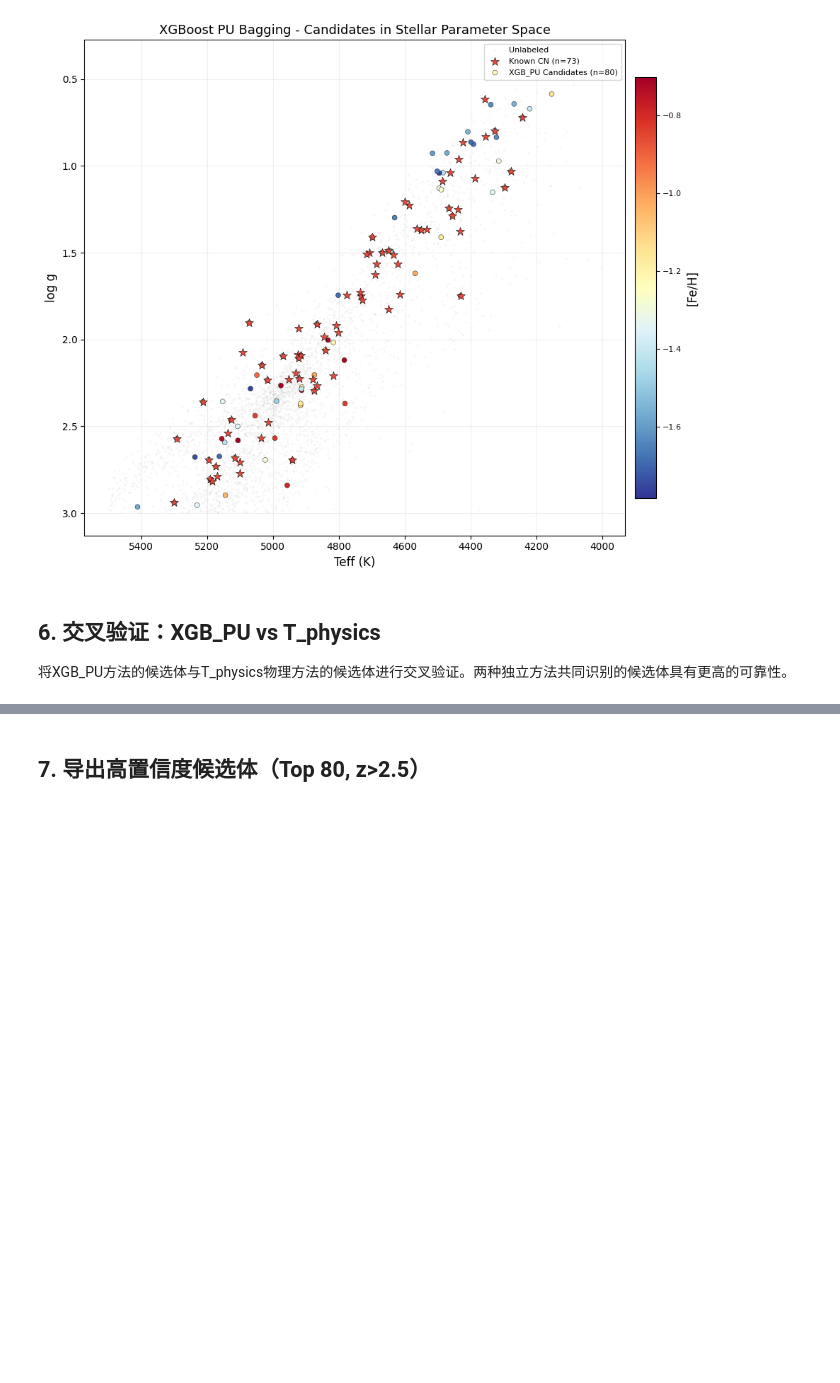
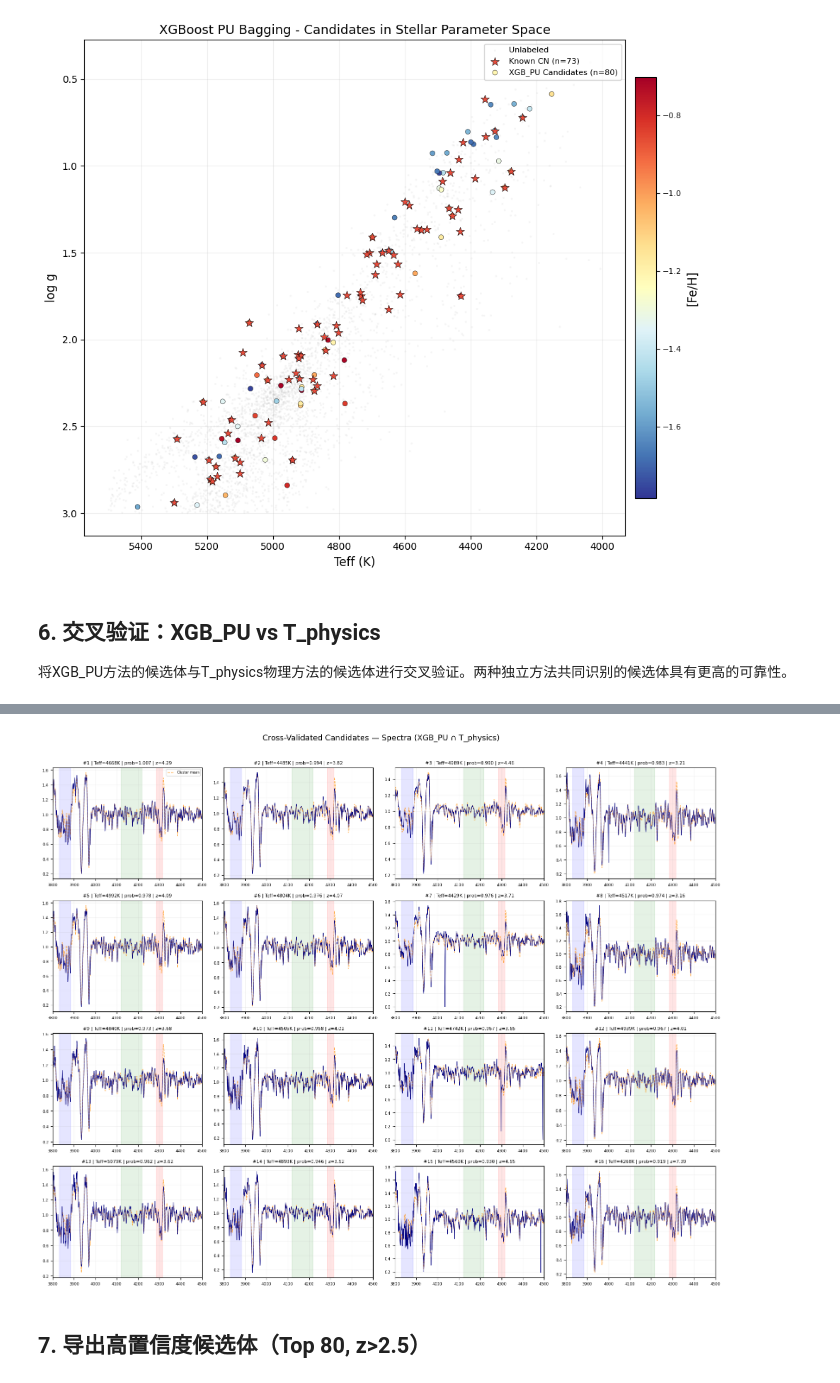
Before and after one commit to Qiqi532/Lamost-CNstar, a Jupyter notebook: PhaseSummary/03_ML_XGB/ML_XGB_PU.ipynb, the cells around one changed output, grey strips where cells are left out. Saved outputs shown, nothing was run; the diff lists cells and outputs as text; code cells hidden in the pictures; blank space fills up the shorter version.

```diff
--- a/PhaseSummary/03_ML_XGB/ML_XGB_PU.ipynb
+++ b/PhaseSummary/03_ML_XGB/ML_XGB_PU.ipynb
@@ -830 +887,83 @@ if t_physics_file.exists():
 交叉验证可视化已保存
+# %%
+# 共同候选体光谱可视化
+
+common_cands = xv_result['matched_a']
+
+if len(common_cands) > 0:
+    # 获取共同候选体在 stars_clean 中的行索引
+    common_uids = set(common_cands['uid'].values)
+    common_mask = stars_clean['uid'].isin(common_uids)
+    common_indices = stars_clean.index[common_mask]
+    common_stars = stars_clean.loc[common_mask].copy()
+
+    # 按 xgb_pu_prob 降序排列
+    common_stars = common_stars.sort_values('xgb_pu_prob', ascending=False)
+    n_common = len(common_stars)
+
+    print(f'共同候选体数量: {n_common}')
+    print(f'  XGB_PU prob 范围: {common_stars["xgb_pu_prob"].min():.3f} — {common_stars["xgb_pu_prob"].max():.3f}')
+    print(f'  Teff 范围: {common_stars["teff"].min():.0f} — {common_stars["teff"].max():.0f} K')
+
+    # 光谱可视化：每颗候选体 + 簇内平均对比
+    n_cols = 4
+    n_rows = min((n_common + n_cols - 1) // n_cols, 4)  # 最多4行
+    n_show = min(n_rows * n_cols, n_common)
+
+    fig, axes = plt.subplots(n_rows, n_cols, figsize=(4 * n_cols, 3.2 * n_rows))
+    if n_rows == 1:
+        axes = axes.reshape(1, -1)
+    axes_flat = axes.flatten()
+
+    # 预计算每个簇的平均光谱
+    cluster_mean_cache = {}
+    for _, star in common_stars.iterrows():
+        cid = star['masked_cluster_id']
+        if cid not in cluster_mean_cache:
+            cmask = stars_clean['masked_cluster_id'] == cid
+            cluster_mean_cache[cid] = np.nanmedian(X_clean[stars_clean.index[cmask]], axis=0)
+
+    for i in range(n_show):
+        ax = axes_flat[i]
+        star = common_stars.iloc[i]
+        idx_in_clean = star.name  # stars_clean 的原始 index
+        flux = X_clean[idx_in_clean]
+        cid = star['masked_cluster_id']
+
+        # 簇内平均光谱（橙色虚线）
+        if cid in cluster_mean_cache:
+            ax.plot(common_wave, cluster_mean_cache[cid], color='darkorange',
+                    linewidth=1.0, linestyle='--', alpha=0.7, label='Cluster mean')
+
+        # 候选体光谱
+        ax.plot(common_wave, flux, color='navy', linewidth=0.7)
+
+        # CN 波段高亮
+        for l1, l2, c in [(3830, 3883, 'blue'), (4120, 4216, 'green'), (4285, 4315, 'red')]:
+            ax.axvspan(l1, l2, alpha=0.10, color=c, zorder=0)
+
+        prob = star['xgb_pu_prob']
+        z = star['xgb_pu_zscore']
+        teff = star['teff']
+        ax.set_title(f'#{i+1} | Teff={teff:.0f}K | prob={prob:.3f} | z={z:.2f}', fontsize=7.5)
+        ax.set_xlim(3800, 4500)
+        ax.tick_params(labelsize=6.5)
+        ax.grid(alpha=0.15)
+
+        if i == 0:
+            ax.legend(fontsize=5.5, loc='upper right')
+
+    for j in range(n_show, len(axes_flat)):
+        axes_flat[j].axis('off')
+
+    fig.suptitle('Cross-Validated Candidates — Spectra (XGB_PU ∩ T_physics)',
+                 fontsize=13, y=1.01)
+    plt.tight_layout()
+    plt.savefig(str(_PROJECT_ROOT / 'PhaseSummary/03_ML_XGB/common_candidates_spectra.png'),
+                dpi=150, bbox_inches='tight')
+    plt.show()
+
+
+else:
+    print('没有共同候选体，跳过光谱可视化。')
+# %% [output]
@@ -831,3 +973,4 @@ if t_physics_file.exists():
+[figure, added]
 # %% [markdown]
 ## 7. 导出高置信度候选体（Top 80, z>2.5）
 # %%
```
Also changed, not shown: parts of 5 cells of this notebook, 1 other file.
